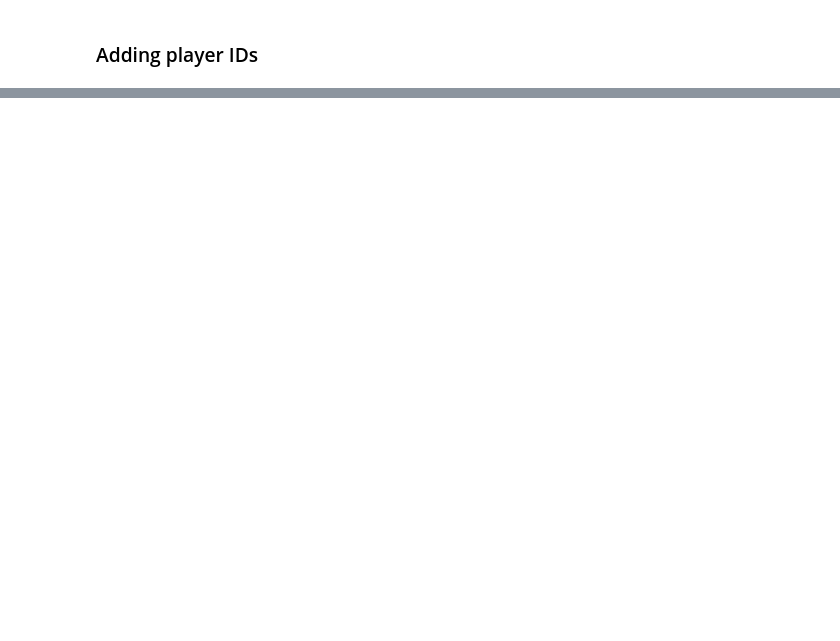
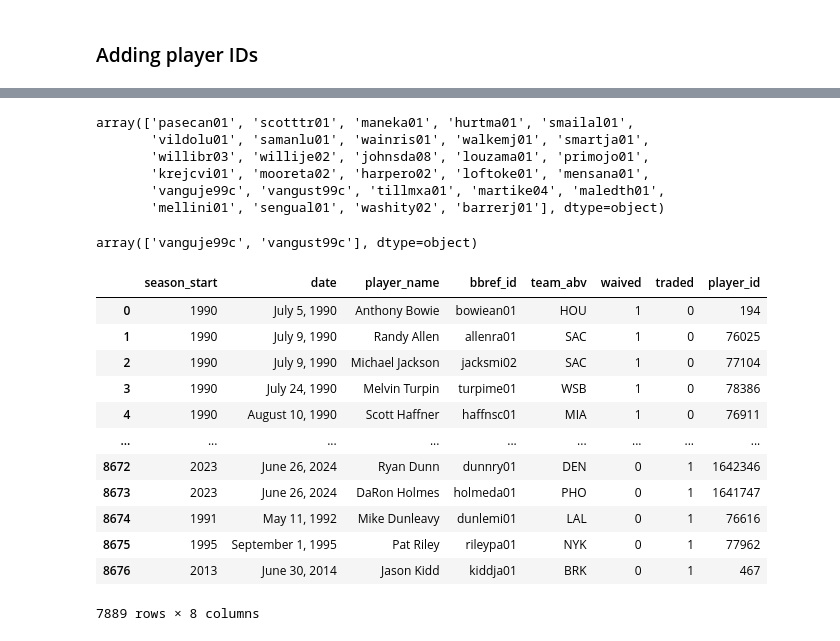
Before and after one commit to aapandy2/predicting_nba_player_retention, a Jupyter notebook: Data/SalaryData/web_scraping_transactions.ipynb, the cells around one changed output, grey strips where cells are left out. Cells and saved outputs as stored; diff of their text form; code cells hidden in the pictures; blank space fills up the shorter version.

```diff
--- a/Data/SalaryData/web_scraping_transactions.ipynb
+++ b/Data/SalaryData/web_scraping_transactions.ipynb
@@ -60,8 +70,9 @@ def write_trades(entry, season_start, csv_writer):
 # %%
 # extract traded data from HTMLs and save as a CSV file
+
 with open("./Data/traded_data.csv", "w+", newline="") as f:
     writer = csv.writer(f)
-    writer.writerow(["season_start", "date", "player_name", "team_abv"])
+    writer.writerow(["season_start", "date", "player_name", "bbref_id", "team_abv"])
 
     for year in years:
         with open("./Data/transaction_htmls/transactions_{}.html".format(year)) as h:
@@ -303,0 +264,24 @@ print(match_count)
+# %%
+# scrape individual player webpages to find out experience/career length,
+# drop rookies who have never played in the NBA
+
+for bbref_id in transaction_df[transaction_df["player_id"].isnull()]["bbref_id"].unique():
+    url = f"https://www.basketball-reference.com/players/{bbref_id[0]}/{bbref_id}.html"
+    try:
+        response = requests.get(url)
+        sleep(np.random.uniform(3.0, 4.0))
+        html_content = response.content
+        soup = BeautifulSoup(html_content, "html.parser")
+        try:
+            if "Rookie" in soup.find("strong", string=re.compile("Experience:")).next_sibling:
+                # transaction_df.loc[transaction_df["bbref_id"]==bbref_id, "Experience"] = "Rookie"
+                transaction_df.drop(transaction_df[transaction_df["bbref_id"]==bbref_id].index, inplace=True)
+        except:
+            try:
+                if "Rookie" in soup.find("strong", string=re.compile("Career Length:")).next_sibling:
+                    # transaction_df.loc[transaction_df["bbref_id"]==bbref_id, "Experience"] = "Rookie"
+                    transaction_df.drop(transaction_df[transaction_df["bbref_id"]==bbref_id].index, inplace=True)
+            except:
+                pass
+    except:
+        print("Error:", bbref_id)
@@ -303,0 +294,49 @@ print(match_count)
+# %%
+# check which players still have missing player_id
+
+transaction_df.loc[transaction_df["player_id"].isnull(), "bbref_id"].unique()
+# %% [output]
+array(['pasecan01', 'scotttr01', 'maneka01', 'hurtma01', 'smailal01',
+       'vildolu01', 'samanlu01', 'wainris01', 'walkemj01', 'smartja01',
+       'willibr03', 'willije02', 'johnsda08', 'louzama01', 'primojo01',
+       'krejcvi01', 'mooreta02', 'harpero02', 'loftoke01', 'mensana01',
+       'vanguje99c', 'vangust99c', 'tillmxa01', 'martike04', 'maledth01',
+       'mellini01', 'sengual01', 'washity02', 'barrerj01'], dtype=object)
+# %%
+# manually enter missing player_id for each player above
+
+bbref_to_nba_id_dict = {'pasecan01': 1628394, 'scotttr01': 1630286, 'maneka01': 1630211, 'hurtma01': 1630562, 'smailal01': 1629346,
+    'vildolu01': 1630492, 'samanlu01': 1629677, 'wainris01': 1630688, 'walkemj01': 1630640, 'smartja01': 1630606,
+    'willibr03': 1630314, 'willije02': 1631466, 'johnsda08': 1630525, 'louzama01': 1629712, 'primojo01': 1630563,
+    'krejcvi01': 1630249, 'mooreta02': 1631386, 'harpero02': 1631199, 'loftoke01': 1631254, 'mensana01': 1641877,
+    'vanguje99c': None, 'vangust99c': None, 'tillmxa01': 1630214, 'martike04': 1630231, 'maledth01': 1630177,
+    'mellini01': 1629740, 'sengual01': 1630578, 'washity02': 1631102, 'barrerj01': 1629628}
+
+for bbref_id in bbref_to_nba_id_dict.keys():
+    transaction_df.loc[transaction_df["bbref_id"]==bbref_id, "player_id"] = bbref_to_nba_id_dict[bbref_id]
+# %%
+# check which many players are still missing player_id
+
+transaction_df.loc[transaction_df["player_id"].isnull(), "bbref_id"].unique()
+# %% [output]
+array(['vanguje99c', 'vangust99c'], dtype=object)
+# %%
+# drop rows corresponding to Jeff Van Gundy and Stan Van Gundy (coaches)
+
+transaction_df.drop(transaction_df[transaction_df["bbref_id"].isin(["vanguje99c", "vangust99c"])].index, inplace=True)
+# %%
+transaction_df
+# %% [output]
+|  | season_start | date | player_name | bbref_id | team_abv | waived | traded | player_id |
+| 0 | 1990 | July 5, 1990 | Anthony Bowie | bowiean01 | HOU | 1 | 0 | 194 |
+| 1 | 1990 | July 9, 1990 | Randy Allen | allenra01 | SAC | 1 | 0 | 76025 |
+| 2 | 1990 | July 9, 1990 | Michael Jackson | jacksmi02 | SAC | 1 | 0 | 77104 |
+| 3 | 1990 | July 24, 1990 | Melvin Turpin | turpime01 | WSB | 1 | 0 | 78386 |
+| 4 | 1990 | August 10, 1990 | Scott Haffner | haffnsc01 | MIA | 1 | 0 | 76911 |
+| ... | ... | ... | ... | ... | ... | ... | ... | ... |
+| 8672 | 2023 | June 26, 2024 | Ryan Dunn | dunnry01 | DEN | 0 | 1 | 1642346 |
+| 8673 | 2023 | June 26, 2024 | DaRon Holmes | holmeda01 | PHO | 0 | 1 | 1641747 |
+| 8674 | 1991 | May 11, 1992 | Mike Dunleavy | dunlemi01 | LAL | 0 | 1 | 76616 |
+| 8675 | 1995 | September 1, 1995 | Pat Riley | rileypa01 | NYK | 0 | 1 | 77962 |
+| 8676 | 2013 | June 30, 2014 | Jason Kidd | kiddja01 | BRK | 0 | 1 | 467 |
+7889 rows × 8 columns
```
Also changed, not shown: parts of 38 cells of this notebook, 2 other files.
